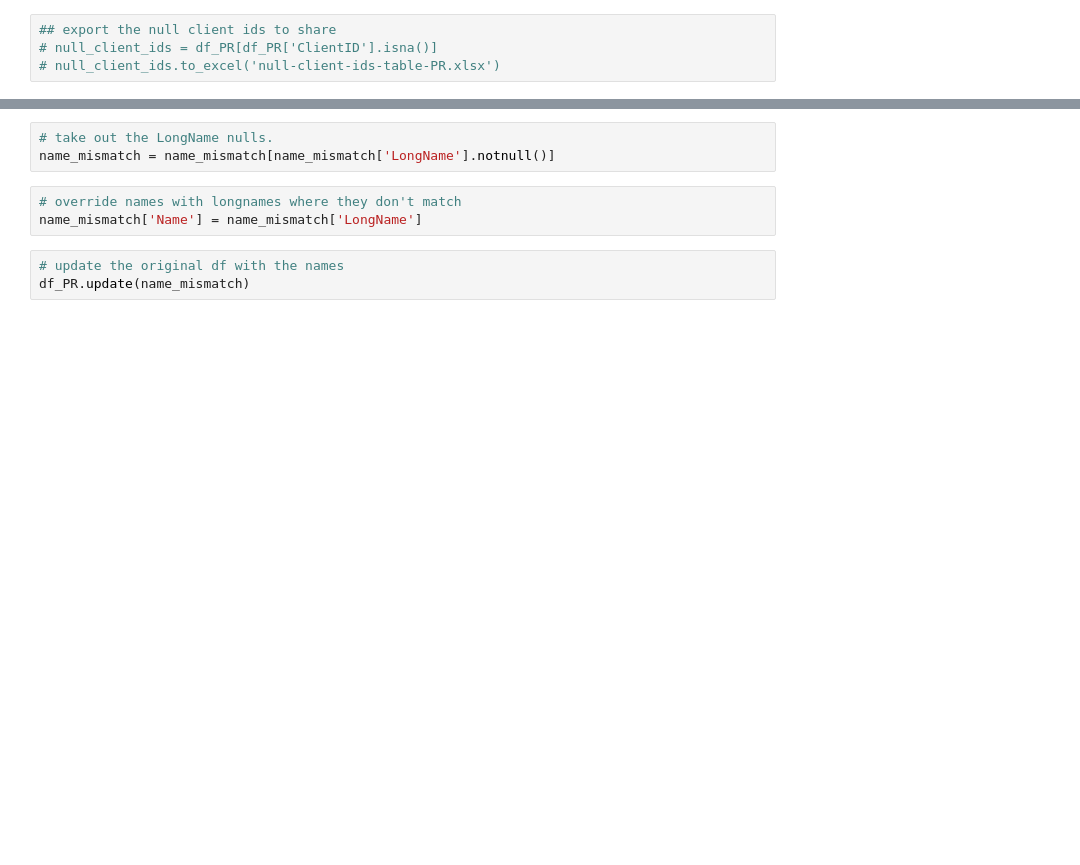
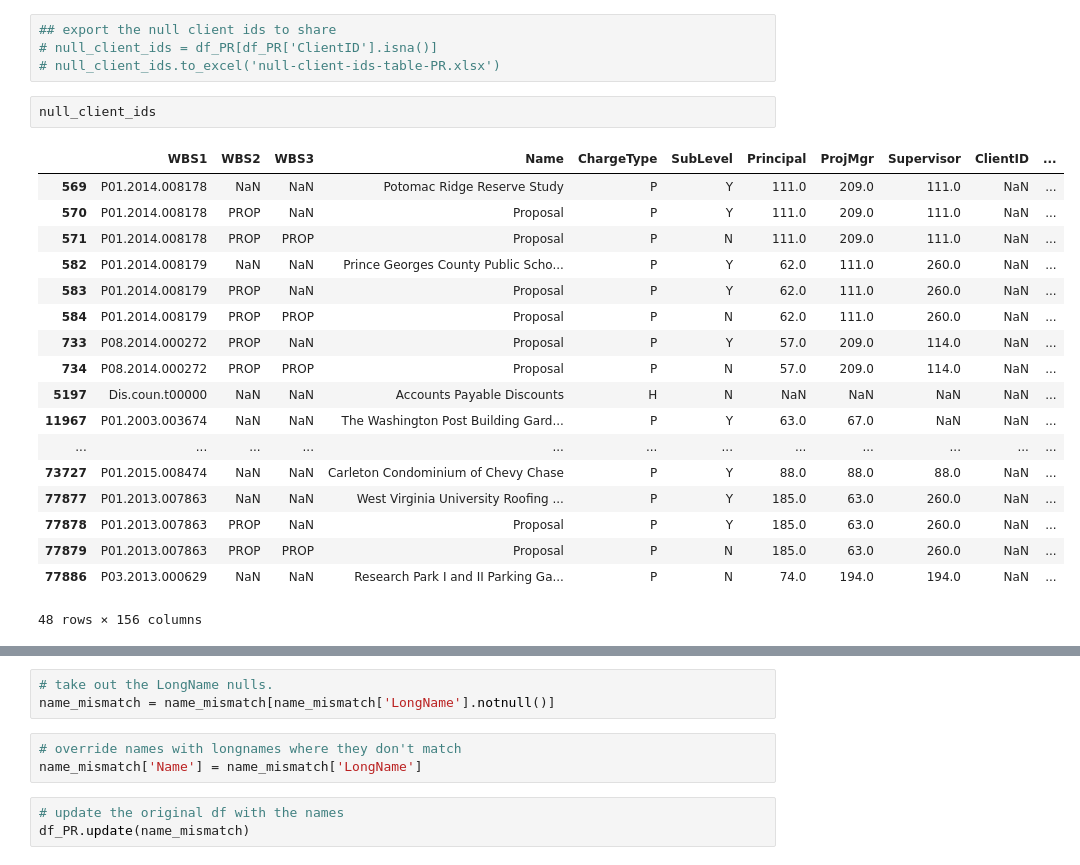
Before and after one commit to jhoward-FEA/Project-Foxrook, a Jupyter notebook: EDA.ipynb, the cells around one changed output, grey strips where cells are left out. Saved outputs shown, nothing was run; the diff lists cells and outputs as text; blank space fills up the shorter version.

```diff
--- a/EDA.ipynb
+++ b/EDA.ipynb
@@ -711,6 +871,27 @@ Name: ClientID, Length: 80665, dtype: object
 ## export the null client ids to share
 # null_client_ids = df_PR[df_PR['ClientID'].isna()]
 # null_client_ids.to_excel('null-client-ids-table-PR.xlsx')
+# %%
+null_client_ids
+# %% [output]
+|  | WBS1 | WBS2 | WBS3 | Name | ChargeType | SubLevel | Principal | ProjMgr | Supervisor | ClientID | ... |
+| 569 | P01.2014.008178 | NaN | NaN | Potomac Ridge Reserve Study | P | Y | 111.0 | 209.0 | 111.0 | NaN | ... |
+| 570 | P01.2014.008178 | PROP | NaN | Proposal | P | Y | 111.0 | 209.0 | 111.0 | NaN | ... |
+| 571 | P01.2014.008178 | PROP | PROP | Proposal | P | N | 111.0 | 209.0 | 111.0 | NaN | ... |
+| 582 | P01.2014.008179 | NaN | NaN | Prince Georges County Public Scho... | P | Y | 62.0 | 111.0 | 260.0 | NaN | ... |
+| 583 | P01.2014.008179 | PROP | NaN | Proposal | P | Y | 62.0 | 111.0 | 260.0 | NaN | ... |
+| 584 | P01.2014.008179 | PROP | PROP | Proposal | P | N | 62.0 | 111.0 | 260.0 | NaN | ... |
+| 733 | P08.2014.000272 | PROP | NaN | Proposal | P | Y | 57.0 | 209.0 | 114.0 | NaN | ... |
+| 734 | P08.2014.000272 | PROP | PROP | Proposal | P | N | 57.0 | 209.0 | 114.0 | NaN | ... |
+| 5197 | Dis.coun.t00000 | NaN | NaN | Accounts Payable Discounts | H | N | NaN | NaN | NaN | NaN | ... |
+| 11967 | P01.2003.003674 | NaN | NaN | The Washington Post Building Gard... | P | Y | 63.0 | 67.0 | NaN | NaN | ... |
+| ... | ... | ... | ... | ... | ... | ... | ... | ... | ... | ... | ... |
+| 73727 | P01.2015.008474 | NaN | NaN | Carleton Condominium of Chevy Chase | P | Y | 88.0 | 88.0 | 88.0 | NaN | ... |
+| 77877 | P01.2013.007863 | NaN | NaN | West Virginia University Roofing ... | P | Y | 185.0 | 63.0 | 260.0 | NaN | ... |
+| 77878 | P01.2013.007863 | PROP | NaN | Proposal | P | Y | 185.0 | 63.0 | 260.0 | NaN | ... |
+| 77879 | P01.2013.007863 | PROP | PROP | Proposal | P | N | 185.0 | 63.0 | 260.0 | NaN | ... |
+| 77886 | P03.2013.000629 | NaN | NaN | Research Park I and II Parking Ga... | P | N | 74.0 | 194.0 | 194.0 | NaN | ... |
+48 rows × 156 columns
 # %%
 ## Name and LongName are basically the same. LongName has some nulls, and Name is
 # sometimes truncated, so I'll take the best of both by combining.
```
Also changed, not shown: parts of 157 cells of this notebook, 4 other files.
